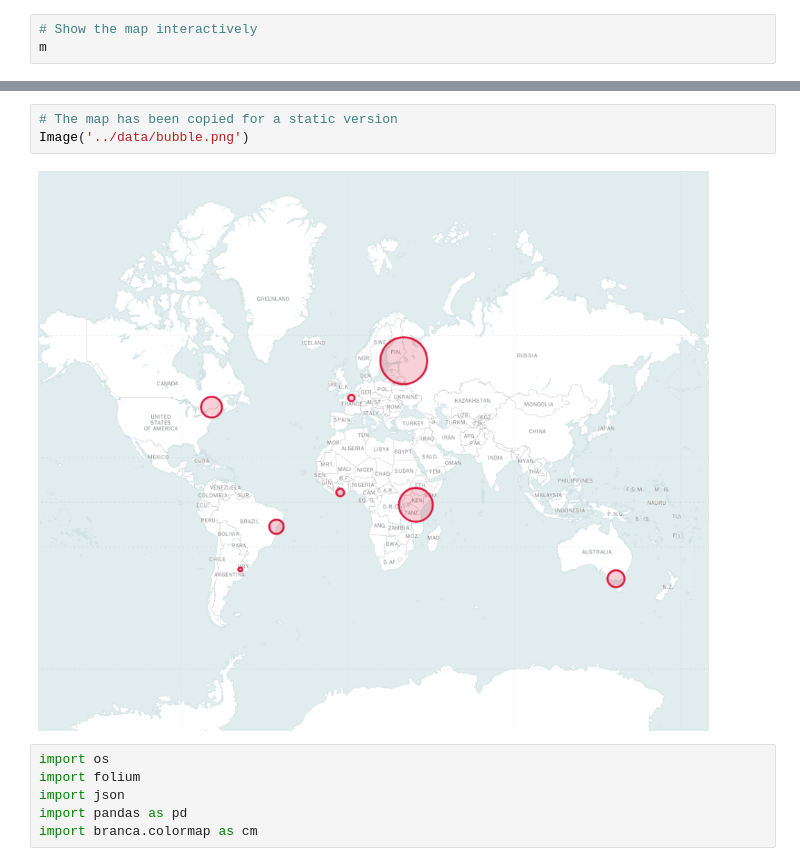
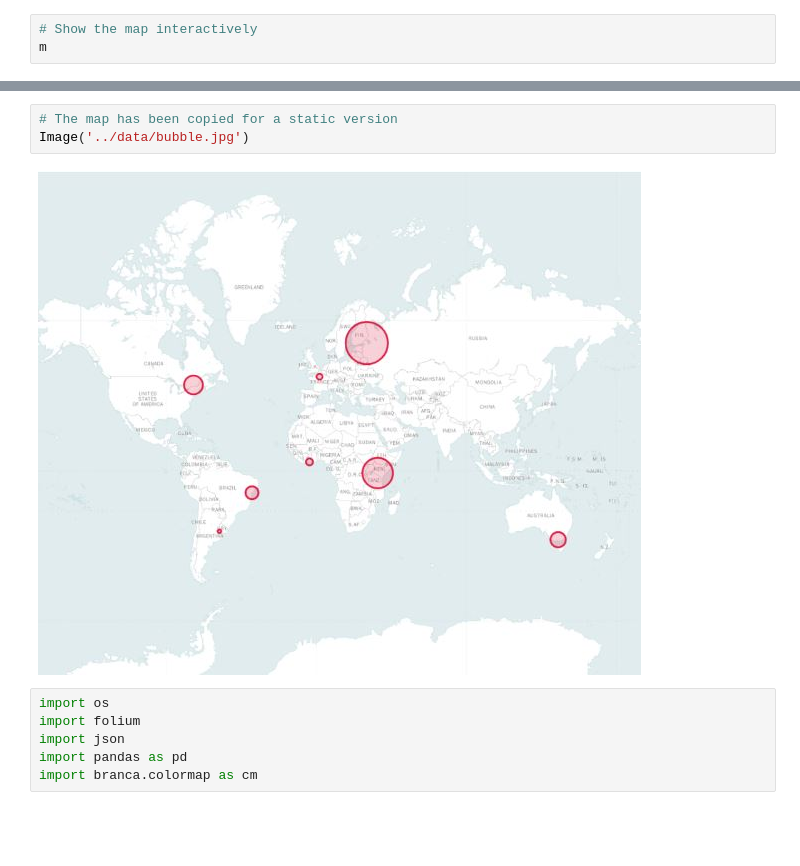
Before and after one commit to nicotom/visualization_catalog, a Jupyter notebook: Maps/maps.ipynb, the cells around one changed output, grey strips where cells are left out. Drawn from its saved outputs; the diff is of its cells as text; blank space fills up the shorter version.

```diff
--- a/Maps/maps.ipynb
+++ b/Maps/maps.ipynb
@@ -51,9 +51,9 @@ m
    ![](mymap.html)
 # %%
 # The map has been copied for a static version
-Image('../data/bubble.png')
+Image('../data/bubble.jpg')
 # %% [output]
-[figure, old version]
+[figure, new version]
 # %%
 import os
 import folium
```
Also changed, not shown: parts of 2 cells of this notebook, 6 other files.
